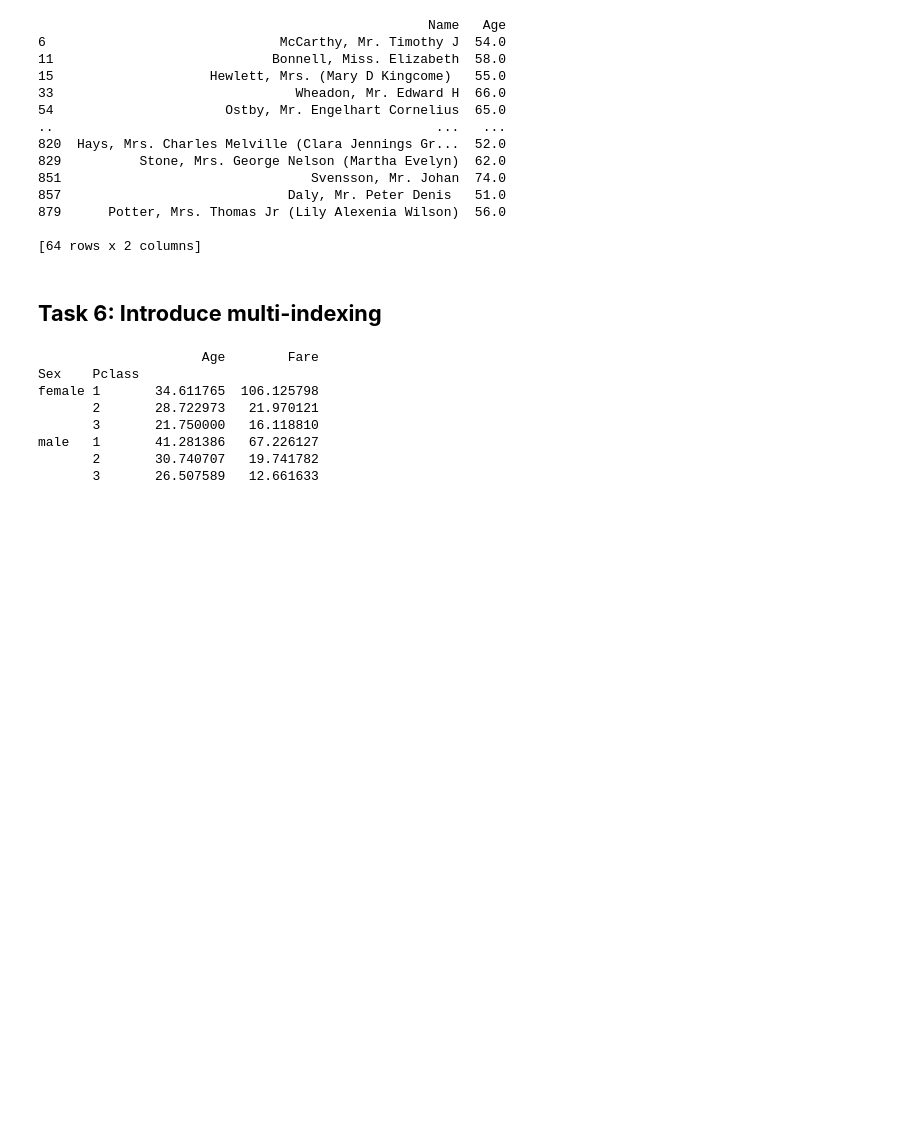
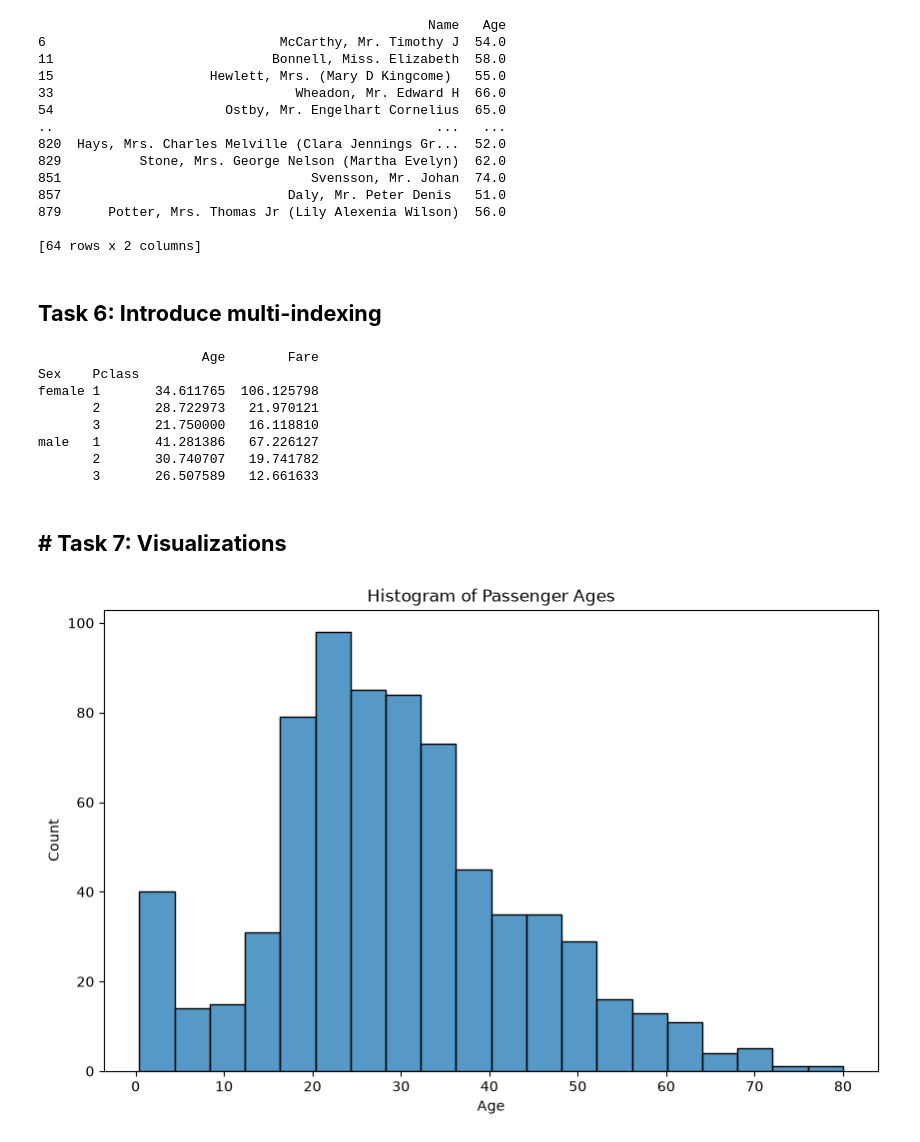
Before and after one commit to Yvesangwa/AI_labs, a Jupyter notebook: Lesson_5_EDA_project/Lesson_5_EDA_project.ipynb, the cells around one changed output. Drawn from its saved outputs; the diff is of its cells as text; code cells hidden in the pictures; blank space fills up the shorter version.

Commit message:
Create a histogram of passenger ages

```diff
--- a/Lesson_5_EDA_project/Lesson_5_EDA_project.ipynb
+++ b/Lesson_5_EDA_project/Lesson_5_EDA_project.ipynb
@@ -284,4 +284,17 @@ female 1       34.611765  106.125798
 male   1       41.281386   67.226127
        2       30.740707   19.741782
        3       26.507589   12.661633
+# %% [markdown]
+## **# Task 7: Visualizations**
+# %%
+# Create a histogram of passenger ages
+
+plt.figure(figsize=(10, 6))
+sns.histplot(data=titanic_data, x = "Age", bins=20)
+plt.title('Histogram of Passenger Ages')
+plt.xlabel('Age')
+plt.ylabel('Count')
+plt.show()
+# %% [output]
+[figure, added]
 # %%
```
Also changed, not shown: parts of 1 cell of this notebook.
